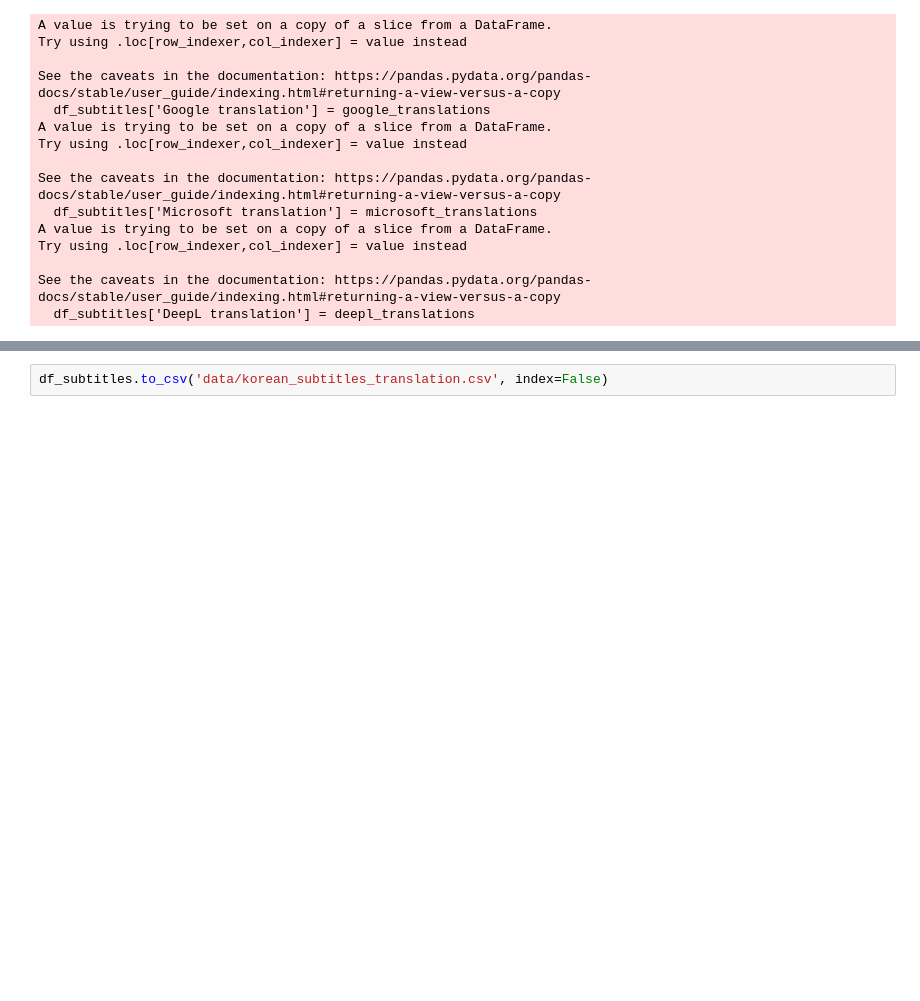
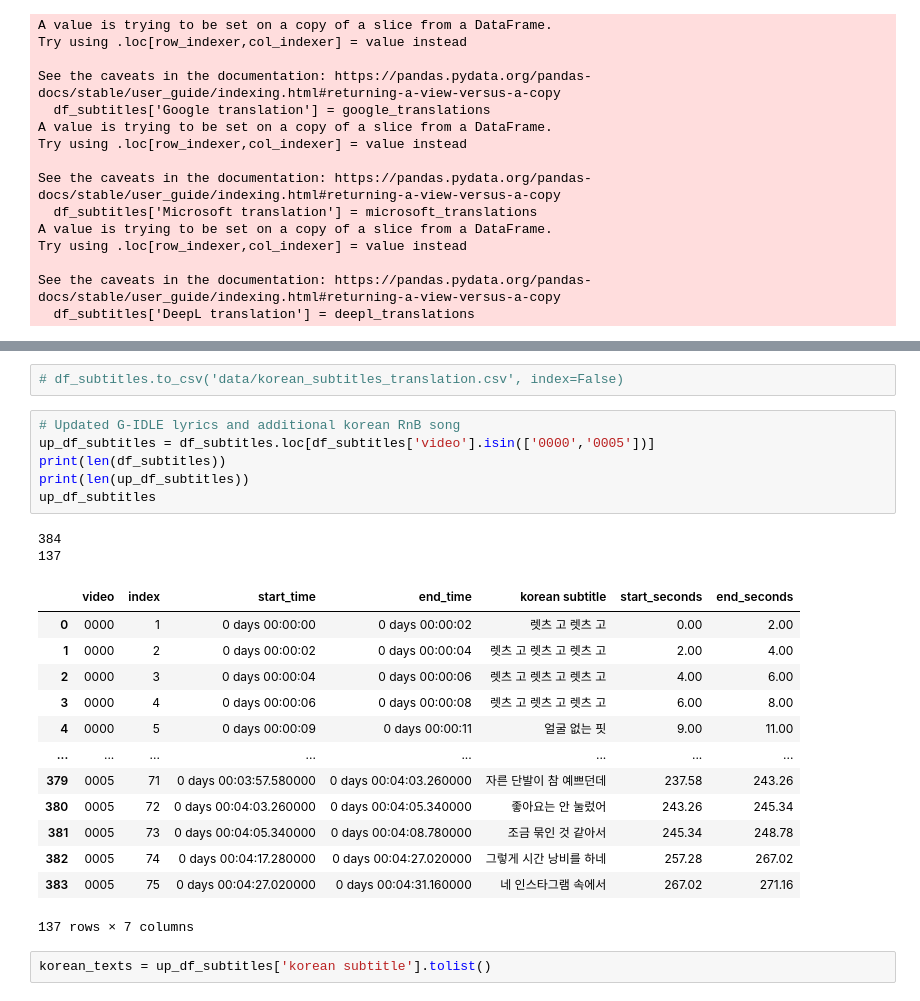
Before and after one commit to Swiftie97/CS653_Final_Project, a Jupyter notebook: translation.ipynb, the cells around one changed output, grey strips where cells are left out. Drawn from its saved outputs; the diff is of its cells as text; blank space fills up the shorter version.

```diff
--- a/translation.ipynb
+++ b/translation.ipynb
@@ -502,2 +511,26 @@ df_subtitles.head()
 # %%
-df_subtitles.to_csv('data/korean_subtitles_translation.csv', index=False)
+# df_subtitles.to_csv('data/korean_subtitles_translation.csv', index=False)
+# %%
+# Updated G-IDLE lyrics and additional korean RnB song
+up_df_subtitles = df_subtitles.loc[df_subtitles['video'].isin(['0000','0005'])]
+print(len(df_subtitles))
+print(len(up_df_subtitles))
+up_df_subtitles
+# %% [output]
+384
+137
+|  | video | index | start_time | end_time | korean subtitle | start_seconds | end_seconds |
+| 0 | 0000 | 1 | 0 days 00:00:00 | 0 days 00:00:02 | 렛츠 고 렛츠 고 | 0.00 | 2.00 |
+| 1 | 0000 | 2 | 0 days 00:00:02 | 0 days 00:00:04 | 렛츠 고 렛츠 고 렛츠 고 | 2.00 | 4.00 |
+| 2 | 0000 | 3 | 0 days 00:00:04 | 0 days 00:00:06 | 렛츠 고 렛츠 고 렛츠 고 | 4.00 | 6.00 |
+| 3 | 0000 | 4 | 0 days 00:00:06 | 0 days 00:00:08 | 렛츠 고 렛츠 고 렛츠 고 | 6.00 | 8.00 |
+| 4 | 0000 | 5 | 0 days 00:00:09 | 0 days 00:00:11 | 얼굴 없는 핏 | 9.00 | 11.00 |
+| ... | ... | ... | ... | ... | ... | ... | ... |
+| 379 | 0005 | 71 | 0 days 00:03:57.580000 | 0 days 00:04:03.260000 | 자른 단발이 참 예쁘던데 | 237.58 | 243.26 |
+| 380 | 0005 | 72 | 0 days 00:04:03.260000 | 0 days 00:04:05.340000 | 좋아요는 안 눌렀어 | 243.26 | 245.34 |
+| 381 | 0005 | 73 | 0 days 00:04:05.340000 | 0 days 00:04:08.780000 | 조금 묶인 것 같아서 | 245.34 | 248.78 |
+| 382 | 0005 | 74 | 0 days 00:04:17.280000 | 0 days 00:04:27.020000 | 그렇게 시간 낭비를 하네 | 257.28 | 267.02 |
+| 383 | 0005 | 75 | 0 days 00:04:27.020000 | 0 days 00:04:31.160000 | 네 인스타그램 속에서 | 267.02 | 271.16 |
+137 rows × 7 columns
+# %%
+korean_texts = up_df_subtitles['korean subtitle'].tolist()
```
Also changed, not shown: parts of 13 cells of this notebook, 7 other files.
